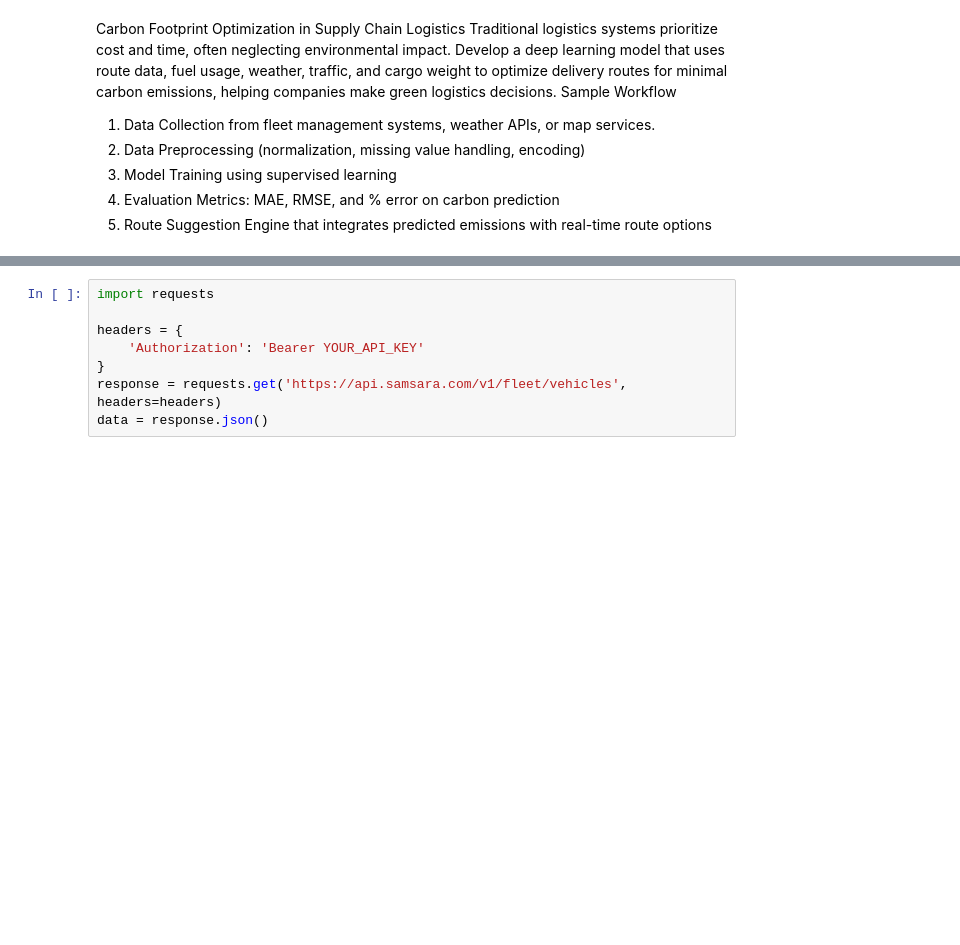
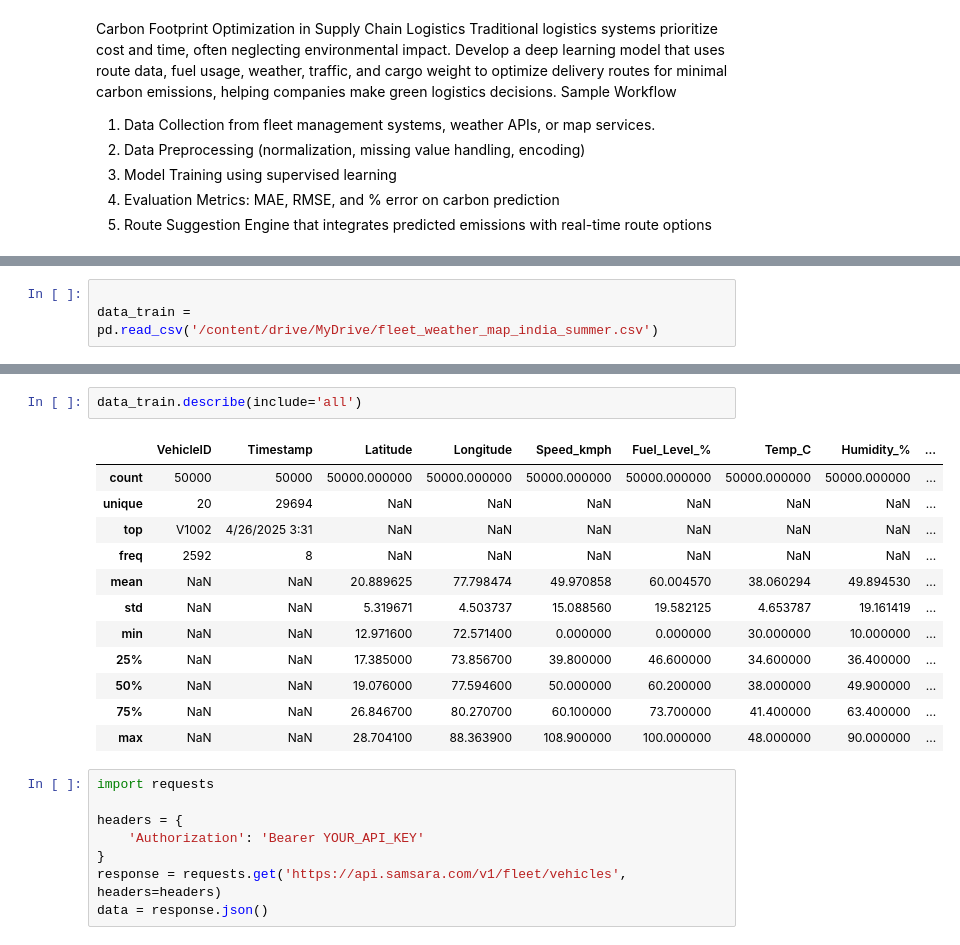
Before and after one commit to Creatrohit9/ICBP, a Jupyter notebook: Rohit_Bhadauriya_ICBP_2_0_solution_book_for_Supply_chain.ipynb, the cells around one changed output, grey strips where cells are left out. Saved outputs shown, nothing was run; the diff lists cells and outputs as text; blank space fills up the shorter version.

```diff
--- a/Rohit_Bhadauriya_ICBP_2_0_solution_book_for_Supply_chain.ipynb
+++ b/Rohit_Bhadauriya_ICBP_2_0_solution_book_for_Supply_chain.ipynb
@@ -14,0 +44,3 @@ Sample Workflow
+# %%
+
+data_train = pd.read_csv('/content/drive/MyDrive/fleet_weather_map_india_summer.csv')
@@ -15,3 +106,18 @@ Sample Workflow
+# %%
+data_train.describe(include='all')
+# %% [output]
+|  | VehicleID | Timestamp | Latitude | Longitude | Speed_kmph | Fuel_Level_% | Temp_C | Humidity_% | ... |
+| count | 50000 | 50000 | 50000.000000 | 50000.000000 | 50000.000000 | 50000.000000 | 50000.000000 | 50000.000000 | ... |
+| unique | 20 | 29694 | NaN | NaN | NaN | NaN | NaN | NaN | ... |
+| top | V1002 | 4/26/2025 3:31 | NaN | NaN | NaN | NaN | NaN | NaN | ... |
+| freq | 2592 | 8 | NaN | NaN | NaN | NaN | NaN | NaN | ... |
+| mean | NaN | NaN | 20.889625 | 77.798474 | 49.970858 | 60.004570 | 38.060294 | 49.894530 | ... |
+| std | NaN | NaN | 5.319671 | 4.503737 | 15.088560 | 19.582125 | 4.653787 | 19.161419 | ... |
+| min | NaN | NaN | 12.971600 | 72.571400 | 0.000000 | 0.000000 | 30.000000 | 10.000000 | ... |
+| 25% | NaN | NaN | 17.385000 | 73.856700 | 39.800000 | 46.600000 | 34.600000 | 36.400000 | ... |
+| 50% | NaN | NaN | 19.076000 | 77.594600 | 50.000000 | 60.200000 | 38.000000 | 49.900000 | ... |
+| 75% | NaN | NaN | 26.846700 | 80.270700 | 60.100000 | 73.700000 | 41.400000 | 63.400000 | ... |
+| max | NaN | NaN | 28.704100 | 88.363900 | 108.900000 | 100.000000 | 48.000000 | 90.000000 | ... |
 # %%
 import requests
 
```
Also changed, not shown: parts of 12 cells of this notebook.
